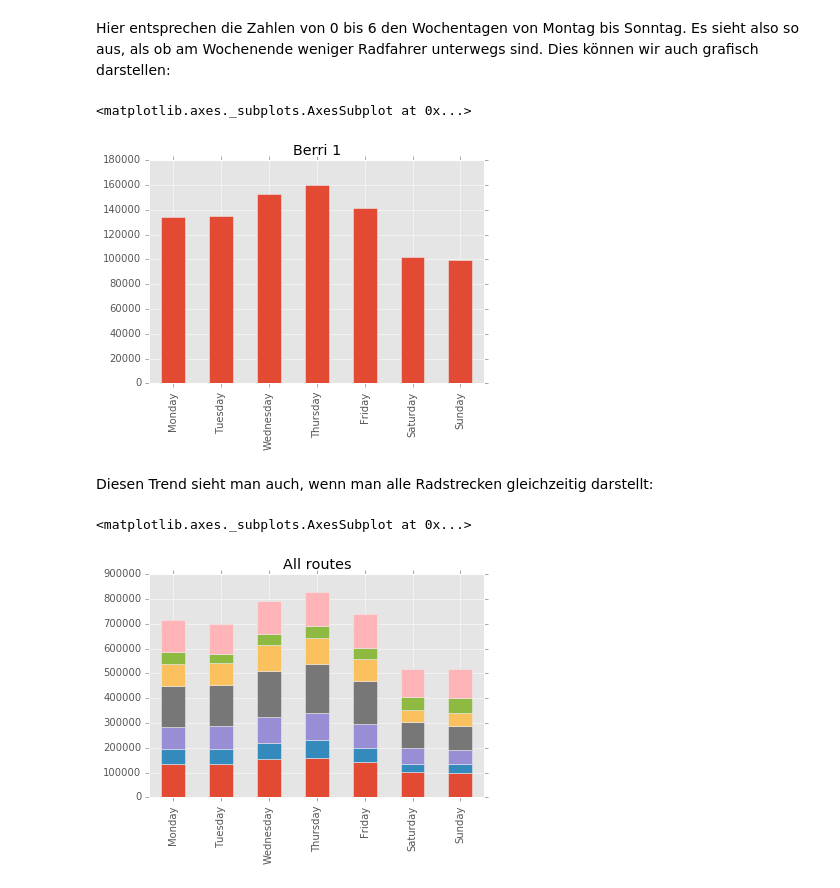
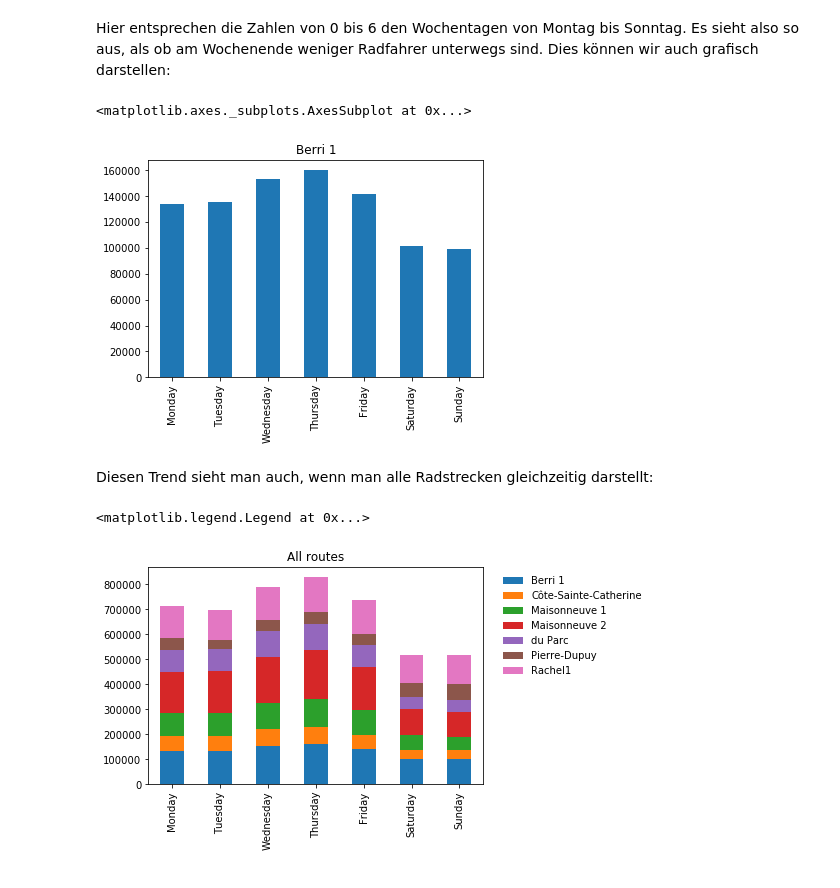
Before and after one commit to cbrnr/python_intro, a Jupyter notebook: 11/11 - Pandas.ipynb, the cells around one changed output. Saved outputs shown, nothing was run; the diff lists cells and outputs as text; code cells hidden in the pictures.

```diff
--- a/11/11 - Pandas.ipynb
+++ b/11/11 - Pandas.ipynb
@@ -11,5 +13,5 @@ Danach bereiten wir Python auf grafische Darstellungen vor und setzen den Grafik
 # %%
 %matplotlib inline
+
 import matplotlib.pyplot as plt
-plt.style.use("ggplot")
 # %% [markdown]
@@ -226,11 +245,15 @@ weekday_counts.index = ["Monday", "Tuesday", "Wednesday", "Thursday", "Friday",
 weekday_counts["Berri 1"].plot(kind="bar", title="Berri 1")
 # %% [output]
 <matplotlib.axes._subplots.AxesSubplot at 0x...>
-[figure, old version]
+[figure, new version]
 # %% [markdown]
 Diesen Trend sieht man auch, wenn man alle Radstrecken gleichzeitig darstellt:
 # %%
-weekday_counts.plot(kind="bar", stacked=True, title="All routes", legend=False)
+weekday_counts.plot(kind="bar",
+                    stacked=True,
+                    title="All routes").legend(loc="upper right",
+                                               bbox_to_anchor=(1.5, 1),
+                                               frameon=False)
 # %% [output]
-<matplotlib.axes._subplots.AxesSubplot at 0x...>
+<matplotlib.legend.Legend at 0x...>
-[figure, old version]
+[figure, new version]
```
Also changed, not shown: parts of 11 cells of this notebook.
